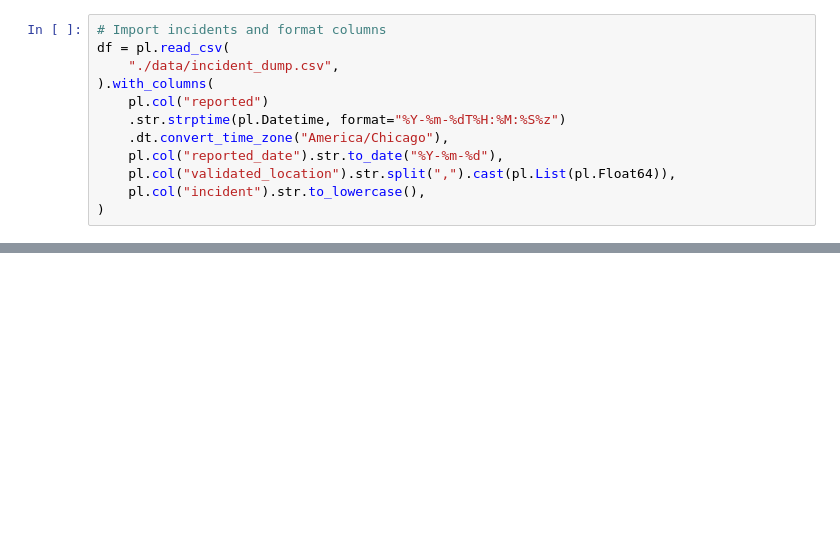
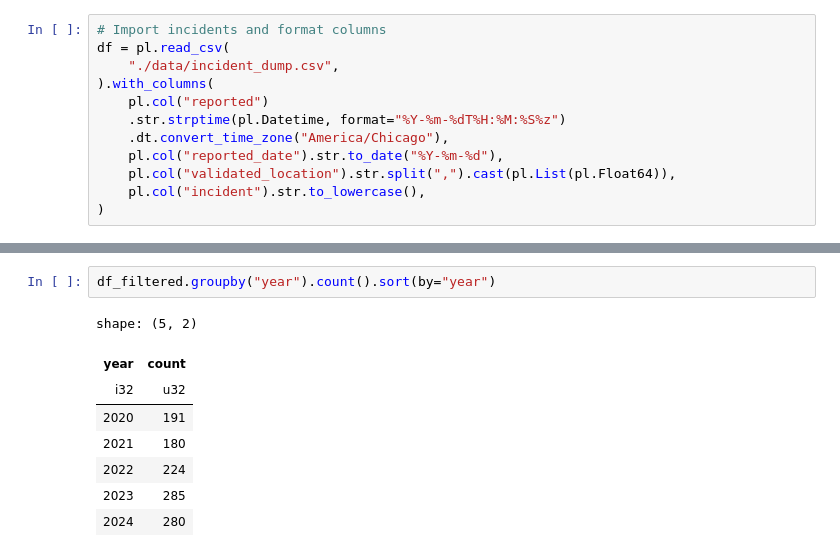
Before and after one commit to michplunkett/one-offs, a Jupyter notebook: notebooks/ucpd_reported_incdent_analysis.ipynb, the cells around one changed output, grey strips where cells are left out. Cells and saved outputs as stored; diff of their text form; blank space fills up the shorter version.

```diff
--- a/notebooks/ucpd_reported_incdent_analysis.ipynb
+++ b/notebooks/ucpd_reported_incdent_analysis.ipynb
@@ -411,0 +148,11 @@ Non-categorized count: 20
+# %%
+df_filtered.groupby("year").count().sort(by="year")
+# %% [output]
+shape: (5, 2)
+| year | count |
+| i32 | u32 |
+| 2020 | 191 |
+| 2021 | 180 |
+| 2022 | 224 |
+| 2023 | 285 |
+| 2024 | 280 |
```
Also changed, not shown: parts of 20 cells of this notebook, 1 other file.
